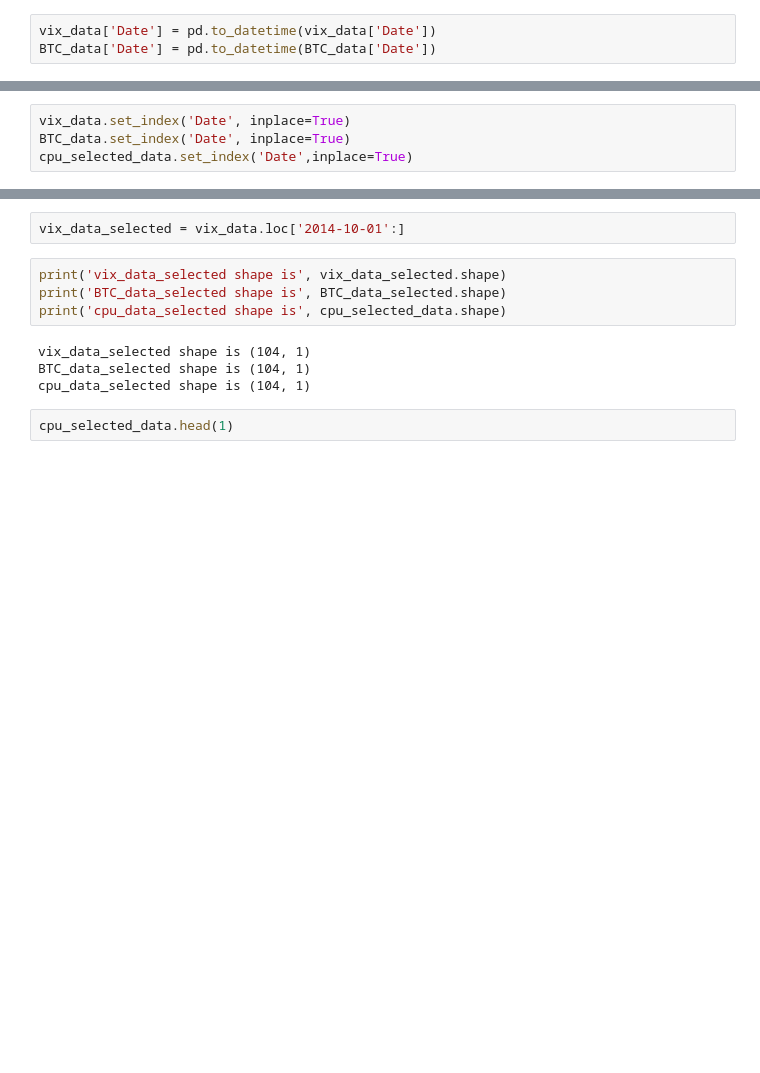
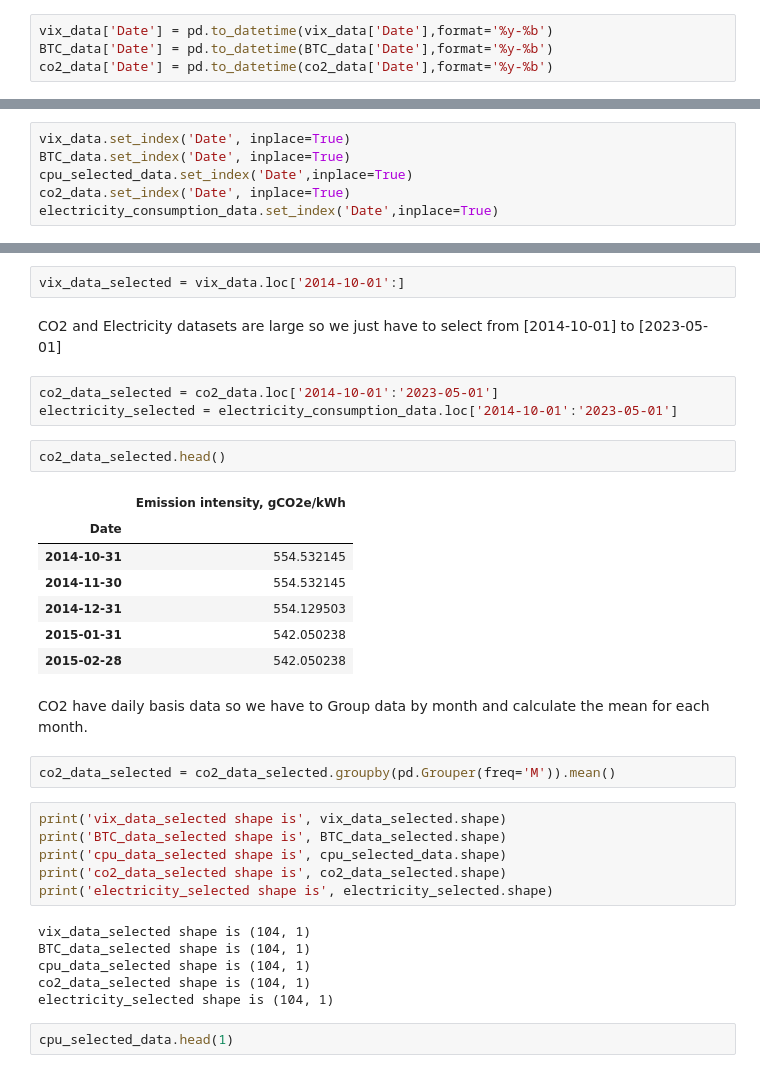
Before and after one commit to idriskhattak/Impact-of-Environment-on-BTICOIN, a Jupyter notebook: Merging the datasets.ipynb, the cells around one changed output, grey strips where cells are left out. Saved outputs shown, nothing was run; the diff lists cells and outputs as text; blank space fills up the shorter version.

Commit message:
Added two new datasets

```diff
--- a/Merging the datasets.ipynb
+++ b/Merging the datasets.ipynb
@@ -75,5 +106,6 @@ vix_data.shape
 # %% [markdown]
 # Converting date colums to datetime format.
 # %%
-vix_data['Date'] = pd.to_datetime(vix_data['Date'])
-BTC_data['Date'] = pd.to_datetime(BTC_data['Date'])
+vix_data['Date'] = pd.to_datetime(vix_data['Date'],format='%y-%b')
+BTC_data['Date'] = pd.to_datetime(BTC_data['Date'],format='%y-%b')
+co2_data['Date'] = pd.to_datetime(co2_data['Date'],format='%y-%b')
@@ -131,3 +156,5 @@ Setting Date as an index for all the datasets.
 vix_data.set_index('Date', inplace=True)
 BTC_data.set_index('Date', inplace=True)
 cpu_selected_data.set_index('Date',inplace=True)
+co2_data.set_index('Date', inplace=True)
+electricity_consumption_data.set_index('Date',inplace=True)
@@ -154,14 +171,37 @@ BTC_data_selected = BTC_data.loc[:'2023-05-01']
 VIX dataset start from '2014-02-01' and end on '2023-05-01' so we will select data from '2014-10-01' till the end
 # %%
 vix_data_selected = vix_data.loc['2014-10-01':]
+# %% [markdown]
+CO2 and Electricity datasets are large so we just have to select from [2014-10-01] to [2023-05-01]
+# %%
+co2_data_selected = co2_data.loc['2014-10-01':'2023-05-01']
+electricity_selected = electricity_consumption_data.loc['2014-10-01':'2023-05-01']
+# %%
+co2_data_selected.head()
+# %% [output]
+|  | Emission intensity, gCO2e/kWh |
+| Date |  |
+| 2014-10-31 | 554.532145 |
+| 2014-11-30 | 554.532145 |
+| 2014-12-31 | 554.129503 |
+| 2015-01-31 | 542.050238 |
+| 2015-02-28 | 542.050238 |
+# %% [markdown]
+CO2 have daily basis data so we have to Group data by month and calculate the mean for each month.
+# %%
+co2_data_selected = co2_data_selected.groupby(pd.Grouper(freq='M')).mean()
 # %%
 print('vix_data_selected shape is', vix_data_selected.shape)
 print('BTC_data_selected shape is', BTC_data_selected.shape)
 print('cpu_data_selected shape is', cpu_selected_data.shape)
+print('co2_data_selected shape is', co2_data_selected.shape)
+print('electricity_selected shape is', electricity_selected.shape)
 # %% [output]
 vix_data_selected shape is (104, 1)
 BTC_data_selected shape is (104, 1)
 cpu_data_selected shape is (104, 1)
+co2_data_selected shape is (104, 1)
+electricity_selected shape is (104, 1)
 # %%
 cpu_selected_data.head(1)
 # %% [output]
```
Also changed, not shown: parts of 17 cells of this notebook, 2 other files.
